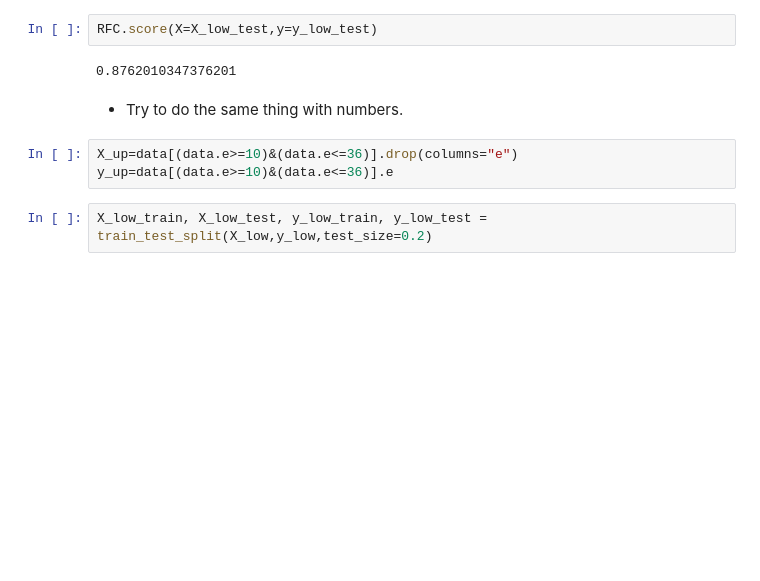
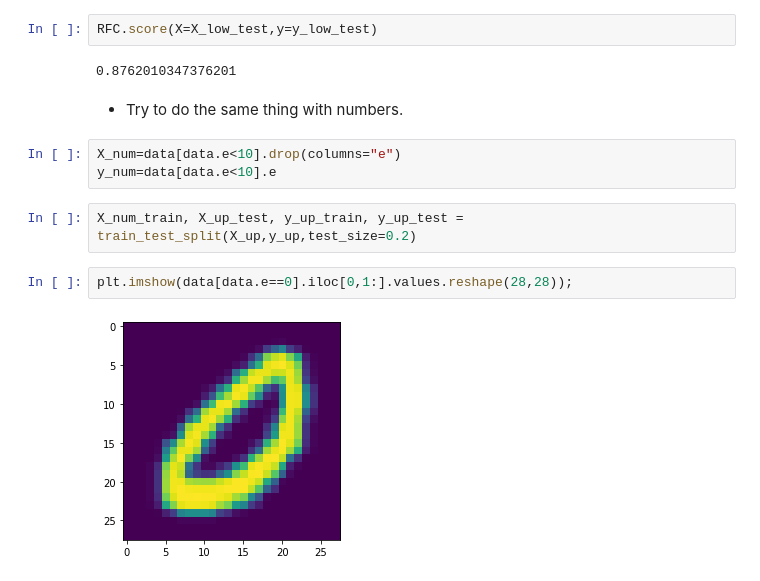
Before and after one commit to ta-data-mexpt/lab-supervised-classification, a Jupyter notebook: Supervised Classification.ipynb, the cells around one changed output. Saved outputs shown, nothing was run; the diff lists cells and outputs as text; blank space fills up the shorter version.

```diff
--- a/Supervised Classification.ipynb
+++ b/Supervised Classification.ipynb
@@ -556,7 +611,11 @@ RFC.score(X=X_low_test,y=y_low_test)
 # %% [markdown]
 * Try to do the same thing with numbers.
 # %%
-X_up=data[(data.e>=10)&(data.e<=36)].drop(columns="e")
-y_up=data[(data.e>=10)&(data.e<=36)].e
+X_num=data[data.e<10].drop(columns="e")
+y_num=data[data.e<10].e
-# %%
-X_low_train, X_low_test, y_low_train, y_low_test = train_test_split(X_low,y_low,test_size=0.2)
+# %%
+X_num_train, X_up_test, y_up_train, y_up_test = train_test_split(X_up,y_up,test_size=0.2)
+# %%
+plt.imshow(data[data.e==0].iloc[0,1:].values.reshape(28,28));
+# %% [output]
+[figure, added]
```
Also changed, not shown: parts of 47 cells of this notebook.
